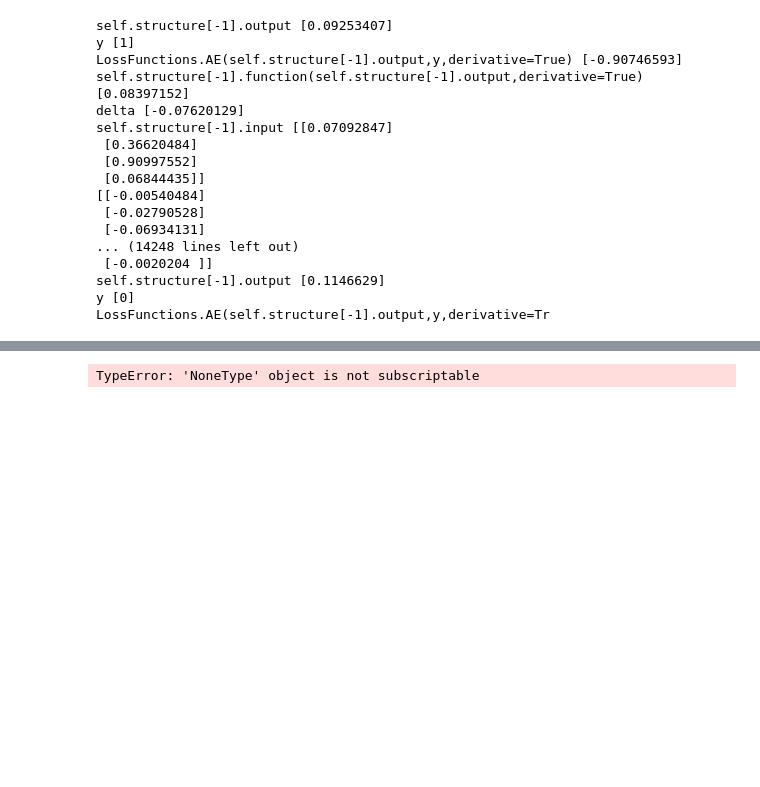
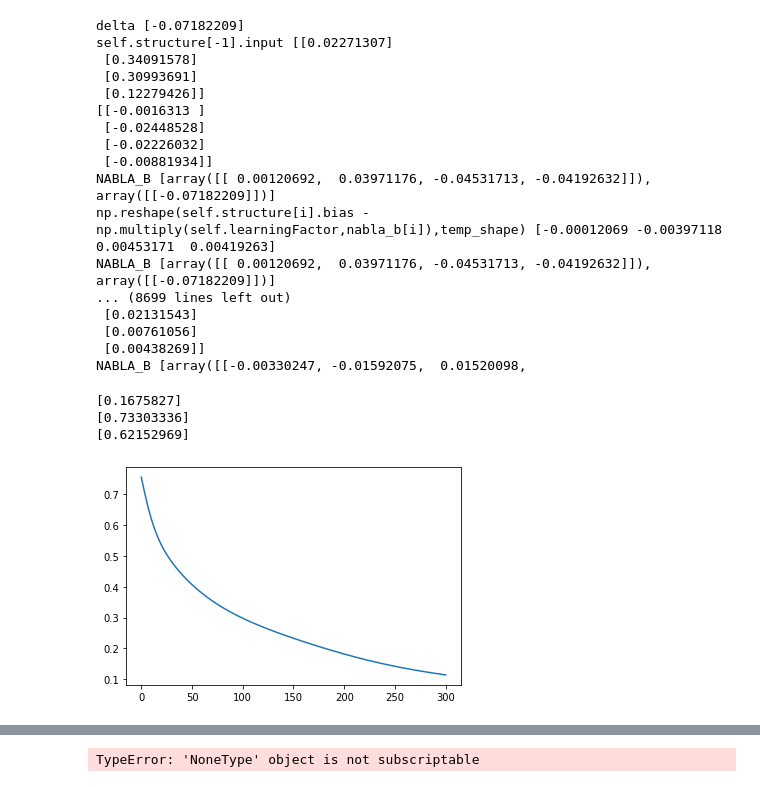
Before and after one commit to dragive/NeuralNetworkFromScratch, a Jupyter notebook: src/test.ipynb, the cells around one changed output, grey strips where cells are left out. Drawn from its saved outputs; the diff is of its cells as text; code cells hidden in the pictures; blank space fills up the shorter version.

```diff
--- a/src/test.ipynb
+++ b/src/test.ipynb
@@ -239,13 +271,7 @@ def perturb(model):
 # %%
 performance = []
 model = Model()
-# model.addLayer(4,ActivationFunctions.Sigmoid)
-# model.addLayer(4,ActivationFunctions.Sigmoid)
-# model.addLayer(4,ActivationFunctions.Sigmoid)
-# model.addLayer(1,ActivationFunctions.Sigmoid)
 
-
-model.addLayer(4,ActivationFunctions.Sigmoid)
 model.addLayer(4,ActivationFunctions.Sigmoid)
 model.addLayer(4,ActivationFunctions.Sigmoid)
 model.addLayer(1,ActivationFunctions.Sigmoid)
@@ -258,8 +284,8 @@ model.compileModel()
 # }
 
 train_dataset= {
-    'egzo': np.array([[1,1,0,0],[1,0,0,0],]), #[0,1,0,0],[0,0,0,0],[1,1,1,0],[1,0,1,0],[0,1,1,0],[0,0,1,0],[1,1,0,1],[1,0,0,1],[0,1,0,1],[0,0,0,1],[1,1,1,1],[1,0,1,1],[0,1,1,1],[0,0,1,1]]
-    'endo':np.array([ [1],      [0],])#      [0],      [1],      [0],      [1],      [1],      [0],      [0],      [1],      [1],      [0],      [1],      [0],      [0],      [1]])*0.5+0.25
+    'egzo': np.array([[1,1,0,0],[1,0,0,0],[1,1,1,1]]), #[0,1,0,0],[0,0,0,0],[1,1,1,0],[1,0,1,0],[0,1,1,0],[0,0,1,0],[1,1,0,1],[1,0,0,1],[0,1,0,1],[0,0,0,1],[1,1,1,1],[1,0,1,1],[0,1,1,1],[0,0,1,1]]
+    'endo':np.array([ [1],      [0],      [0.5]])#      [0],      [1],      [0],      [1],      [1],      [0],      [0],      [1],      [1],      [0],      [1],      [0],      [0],      [1]])*0.5+0.25
 }
 
 # train_dataset= {
@@ -275,23 +301,37 @@ model.upload_train_dataset(train_dataset)
 one=model.train()
 one
 # %% [output]
-self.structure[-1].output [0.09253407]
-y [1]
-LossFunctions.AE(self.structure[-1].output,y,derivative=True) [-0.90746593]
-self.structure[-1].function(self.structure[-1].output,derivative=True) [0.08397152]
-delta [-0.07620129]
-self.structure[-1].input [[0.07092847]
- [0.36620484]
- [0.90997552]
- [0.06844435]]
-[[-0.00540484]
- [-0.02790528]
- [-0.06934131]
-... (14248 lines left out)
- [-0.0020204 ]]
-self.structure[-1].output [0.1146629]
-y [0]
-LossFunctions.AE(self.structure[-1].output,y,derivative=Tr
+delta [-0.07182209]
+self.structure[-1].input [[0.02271307]
+ [0.34091578]
+ [0.30993691]
+ [0.12279426]]
+[[-0.0016313 ]
+ [-0.02448528]
+ [-0.02226032]
+ [-0.00881934]]
+NABLA_B [array([[ 0.00120692,  0.03971176, -0.04531713, -0.04192632]]), array([[-0.07182209]])]
+np.reshape(self.structure[i].bias - np.multiply(self.learningFactor,nabla_b[i]),temp_shape) [-0.00012069 -0.00397118  0.00453171  0.00419263]
+NABLA_B [array([[ 0.00120692,  0.03971176, -0.04531713, -0.04192632]]), array([[-0.07182209]])]
+... (8699 lines left out)
+ [0.02131543]
+ [0.00761056]
+ [0.00438269]]
+NABLA_B [array([[-0.00330247, -0.01592075,  0.01520098,
+# %%
+print(model.forward([1,0,0,0]))
+print(model.forward([1,1,0,0]))
+print(model.forward([1,1,1,1]))
+# %% [output]
+[0.1675827]
+[0.73303336]
+[0.62152969]
+# %%
+import matplotlib.pyplot as plt
+plt.plot(performance)
+plt.show()
+# %% [output]
+[figure, added]
 # %%
 two=perturb(model)
 two
```
Also changed, not shown: parts of 7 cells of this notebook.
